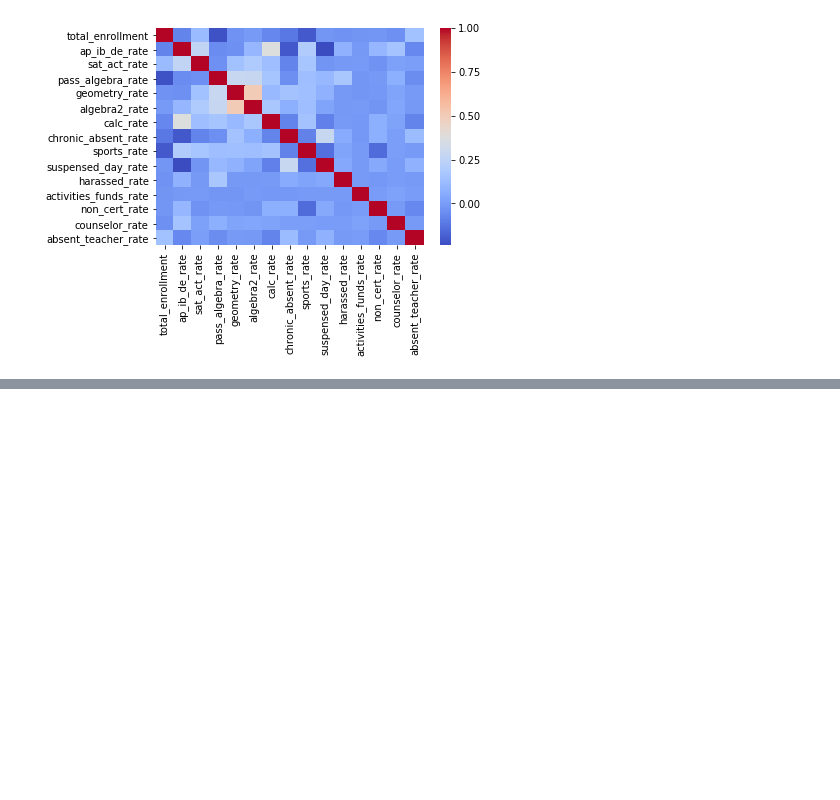
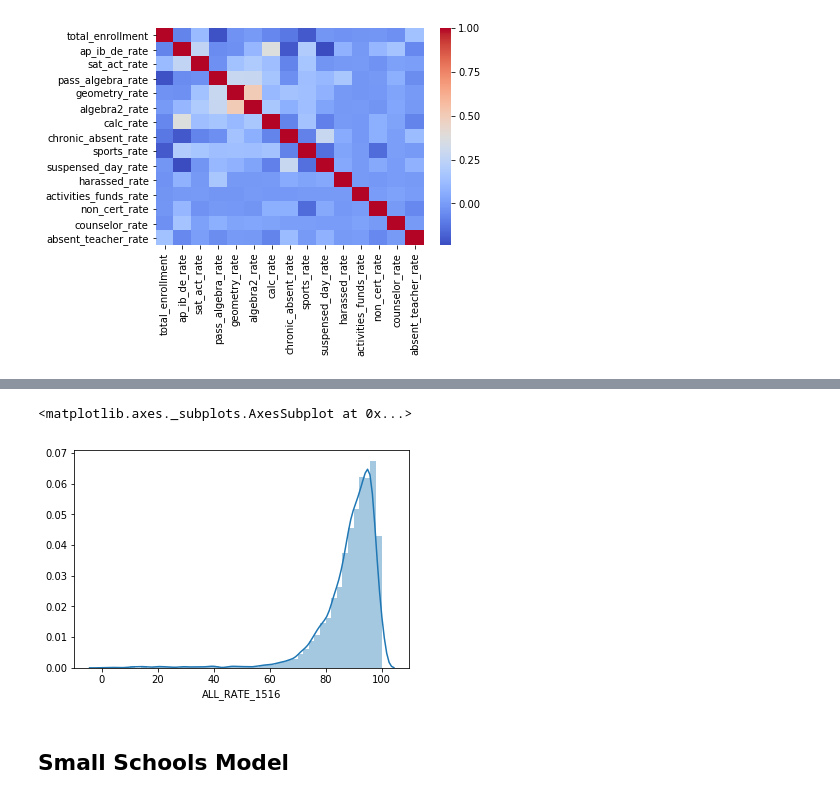
Before and after one commit to hlevymyers/absenteeism_project, a Jupyter notebook: notebooks/Big_and_Small_Schools_EDA.ipynb, the cells around one changed output, grey strips where cells are left out. Cells and saved outputs as stored; diff of their text form; code cells hidden in the pictures; blank space fills up the shorter version.

```diff
--- a/notebooks/Big_and_Small_Schools_EDA.ipynb
+++ b/notebooks/Big_and_Small_Schools_EDA.ipynb
@@ -356,0 +392,7 @@ sns.heatmap(large_corr, cmap='coolwarm')
+# %%
+sns.distplot(large['ALL_RATE_1516'])
+# %% [output]
+<matplotlib.axes._subplots.AxesSubplot at 0x...>
+[figure, added]
+# %% [markdown]
+## Small Schools Model
```
Also changed, not shown: parts of 17 cells of this notebook, 4 other files.
